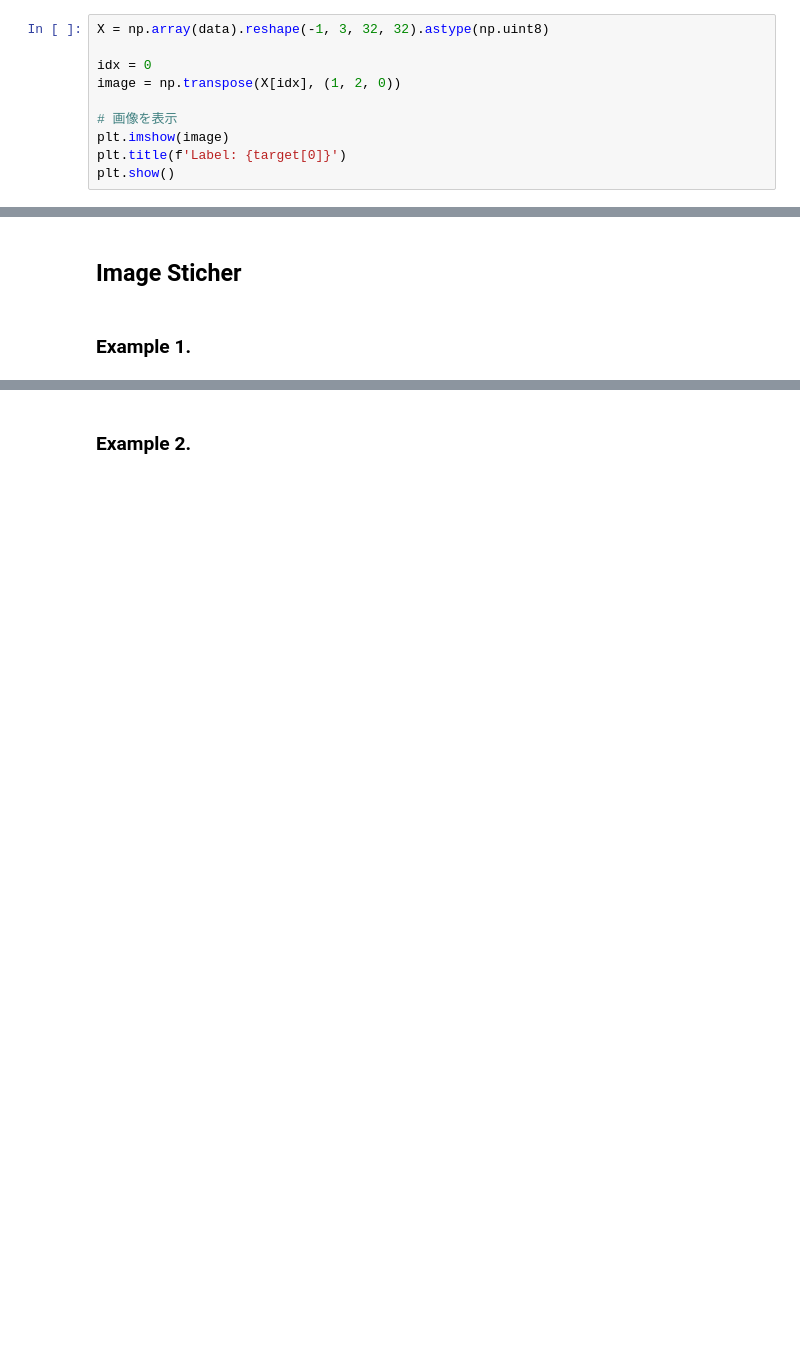
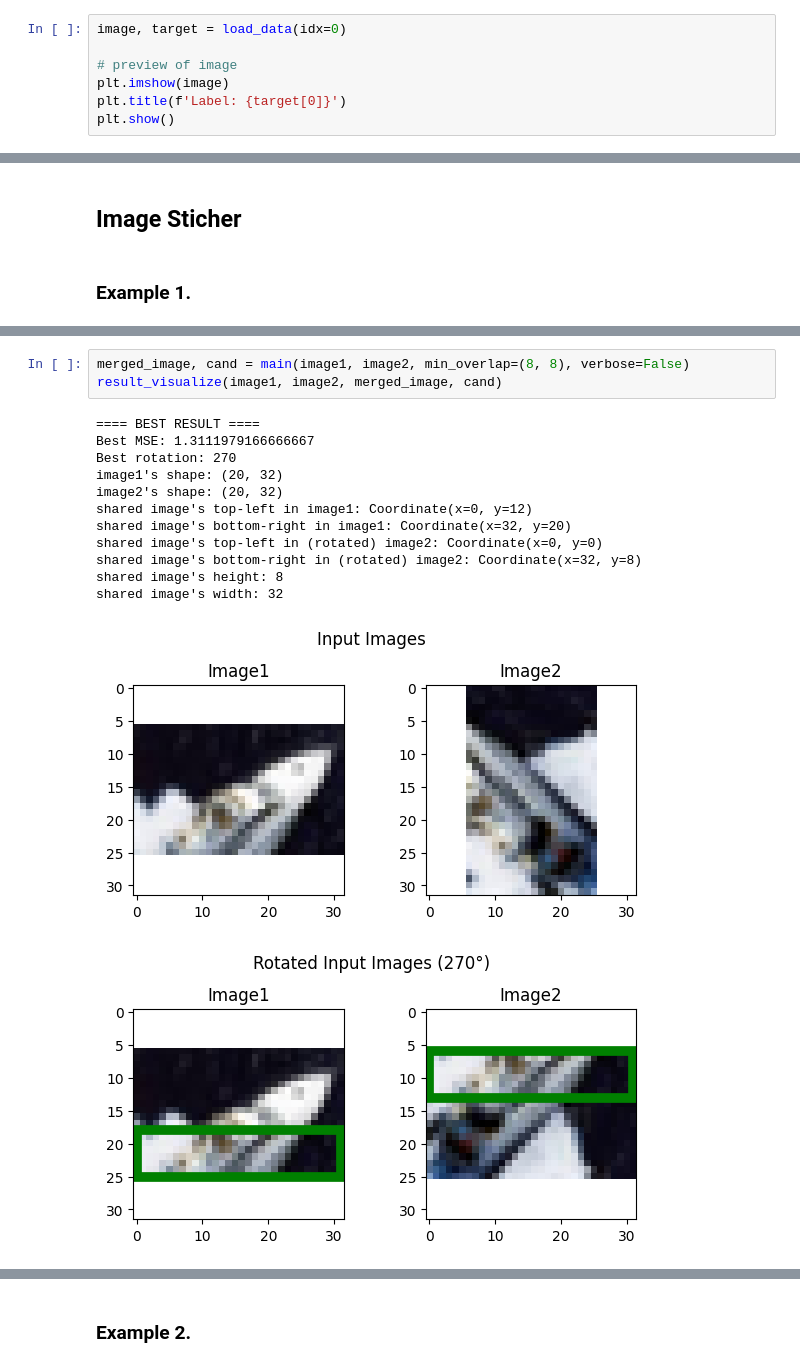
Before and after one commit to C-Naoki/image-stitcher, a Jupyter notebook: notebooks/tutorial.ipynb, the cells around one changed output, grey strips where cells are left out. Drawn from its saved outputs; the diff is of its cells as text; blank space fills up the shorter version.

```diff
--- a/notebooks/tutorial.ipynb
+++ b/notebooks/tutorial.ipynb
@@ -24,10 +14,7 @@ target = cifar10['target']
 # %%
-X = np.array(data).reshape(-1, 3, 32, 32).astype(np.uint8)
+image, target = load_data(idx=0)
 
-idx = 0
-image = np.transpose(X[idx], (1, 2, 0))
-
-# 画像を表示
+# preview of image
 plt.imshow(image)
 plt.title(f'Label: {target[0]}')
 plt.show()
@@ -102,0 +37,17 @@ shared image's width: 32
+# %%
+merged_image, cand = main(image1, image2, min_overlap=(8, 8), verbose=False)
+result_visualize(image1, image2, merged_image, cand)
+# %% [output]
+==== BEST RESULT ====
+Best MSE: 1.3111979166666667
+Best rotation: 270
+image1's shape: (20, 32)
+image2's shape: (20, 32)
+shared image's top-left in image1: Coordinate(x=0, y=12)
+shared image's bottom-right in image1: Coordinate(x=32, y=20)
+shared image's top-left in (rotated) image2: Coordinate(x=0, y=0)
+shared image's bottom-right in (rotated) image2: Coordinate(x=32, y=8)
+shared image's height: 8
+shared image's width: 32
+[figure, added]
+[figure, added]
```
Also changed, not shown: parts of 18 cells of this notebook.
